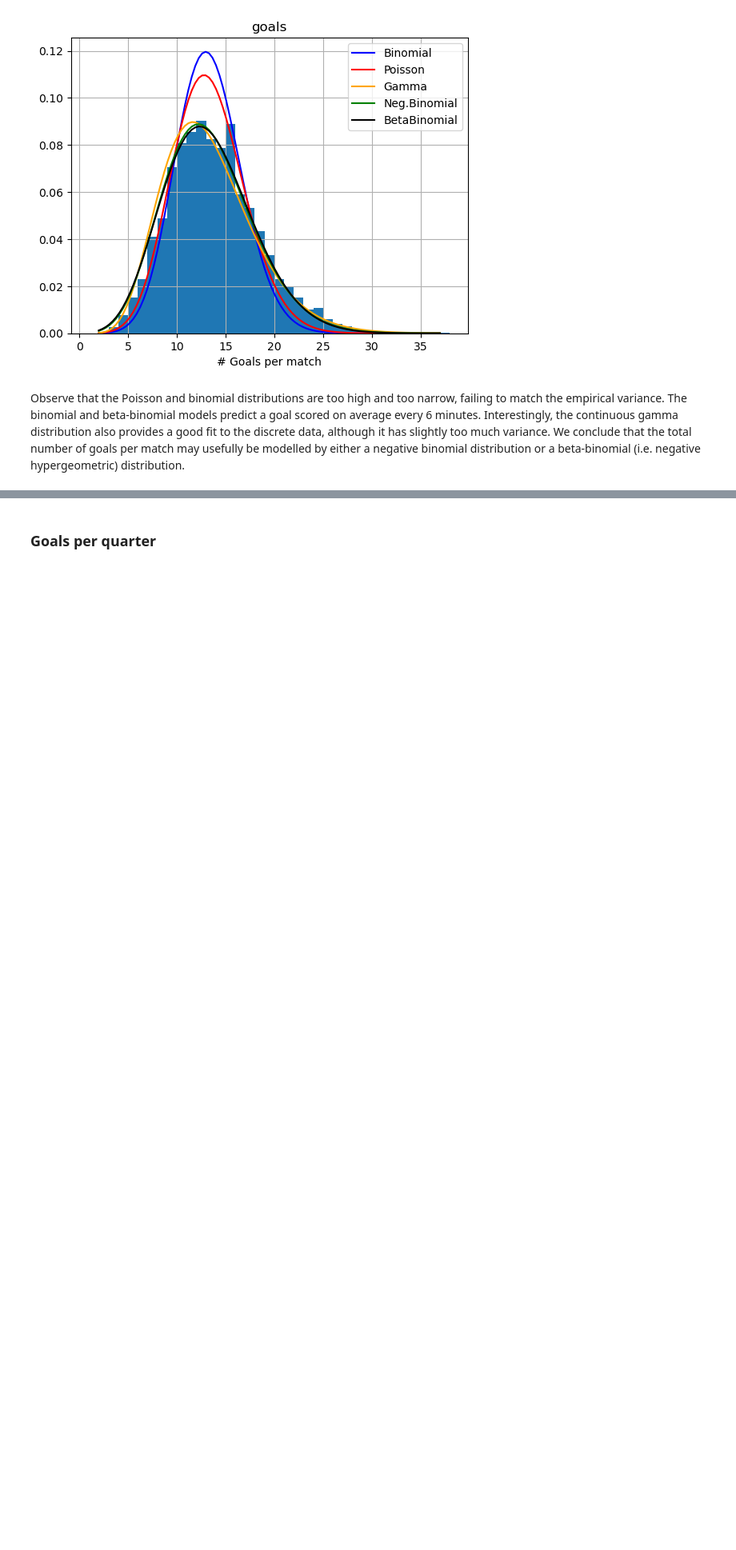
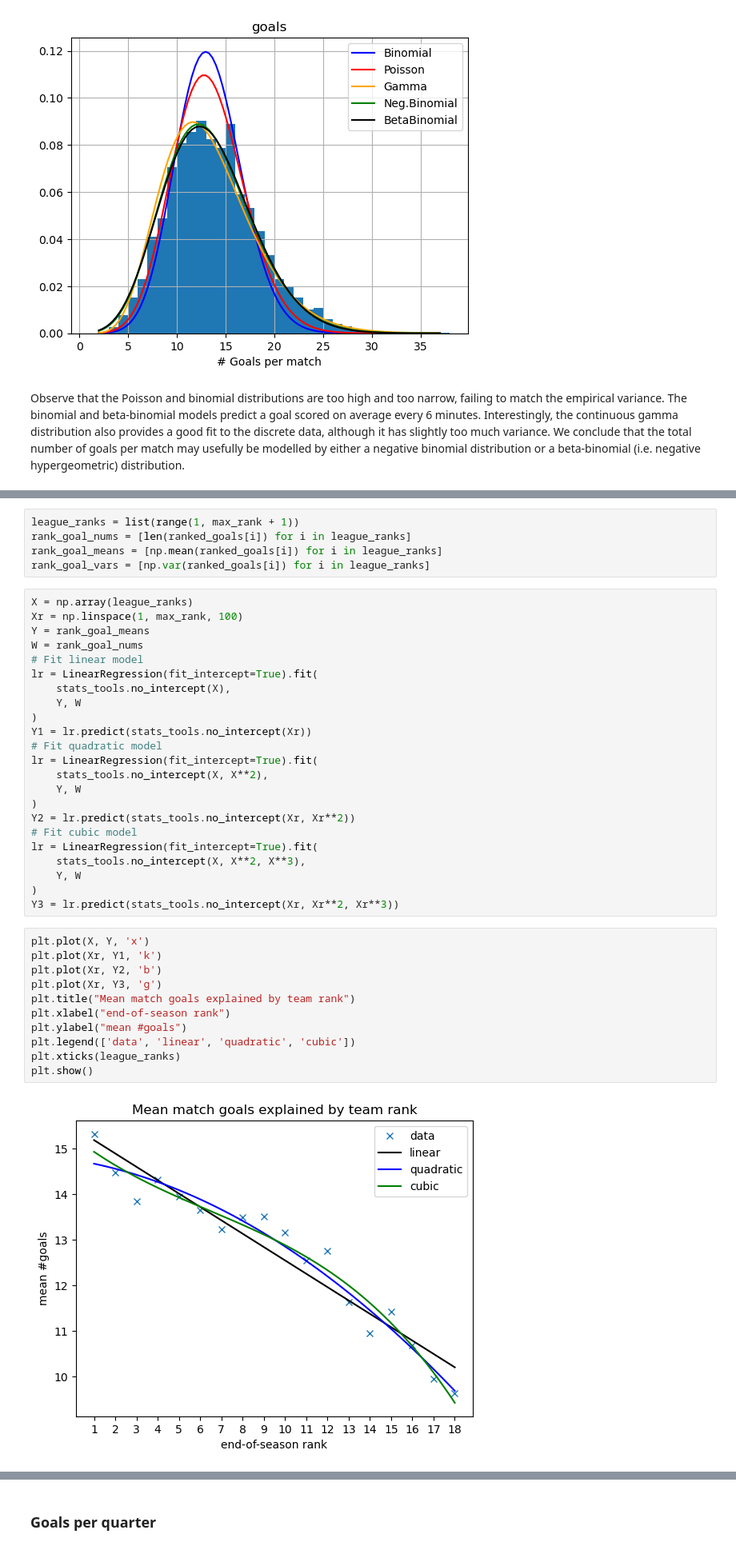
Before and after one commit to gaj67/gaj-data-science, a Jupyter notebook: AFL/notebooks/4_data_analysis.ipynb, the cells around one changed output, grey strips where cells are left out. Shown at 80% size. Cells and saved outputs as stored; diff of their text form; blank space fills up the shorter version.

Commit message:
Updated the analysis of match goals with a discussion of covariates.

```diff
--- a/AFL/notebooks/4_data_analysis.ipynb
+++ b/AFL/notebooks/4_data_analysis.ipynb
@@ -874,0 +911,41 @@ XXX
+# %%
+league_ranks = list(range(1, max_rank + 1))
+rank_goal_nums = [len(ranked_goals[i]) for i in league_ranks]
+rank_goal_means = [np.mean(ranked_goals[i]) for i in league_ranks]
+rank_goal_vars = [np.var(ranked_goals[i]) for i in league_ranks]
+# %%
+X = np.array(league_ranks)
+Xr = np.linspace(1, max_rank, 100)
+Y = rank_goal_means
+W = rank_goal_nums
+# Fit linear model
+lr = LinearRegression(fit_intercept=True).fit(
+    stats_tools.no_intercept(X),
+    Y, W
+)
+Y1 = lr.predict(stats_tools.no_intercept(Xr))
+# Fit quadratic model
+lr = LinearRegression(fit_intercept=True).fit(
+    stats_tools.no_intercept(X, X**2),
+    Y, W
+)
+Y2 = lr.predict(stats_tools.no_intercept(Xr, Xr**2))
+# Fit cubic model
+lr = LinearRegression(fit_intercept=True).fit(
+    stats_tools.no_intercept(X, X**2, X**3),
+    Y, W
+)
+Y3 = lr.predict(stats_tools.no_intercept(Xr, Xr**2, Xr**3))
+# %%
+plt.plot(X, Y, 'x')
+plt.plot(Xr, Y1, 'k')
+plt.plot(Xr, Y2, 'b')
+plt.plot(Xr, Y3, 'g')
+plt.title("Mean match goals explained by team rank")
+plt.xlabel("end-of-season rank")
+plt.ylabel("mean #goals")
+plt.legend(['data', 'linear', 'quadratic', 'cubic'])
+plt.xticks(league_ranks)
+plt.show()
+# %% [output]
+[figure, added]
```
Also changed, not shown: parts of 58 cells of this notebook, 2 other files.
